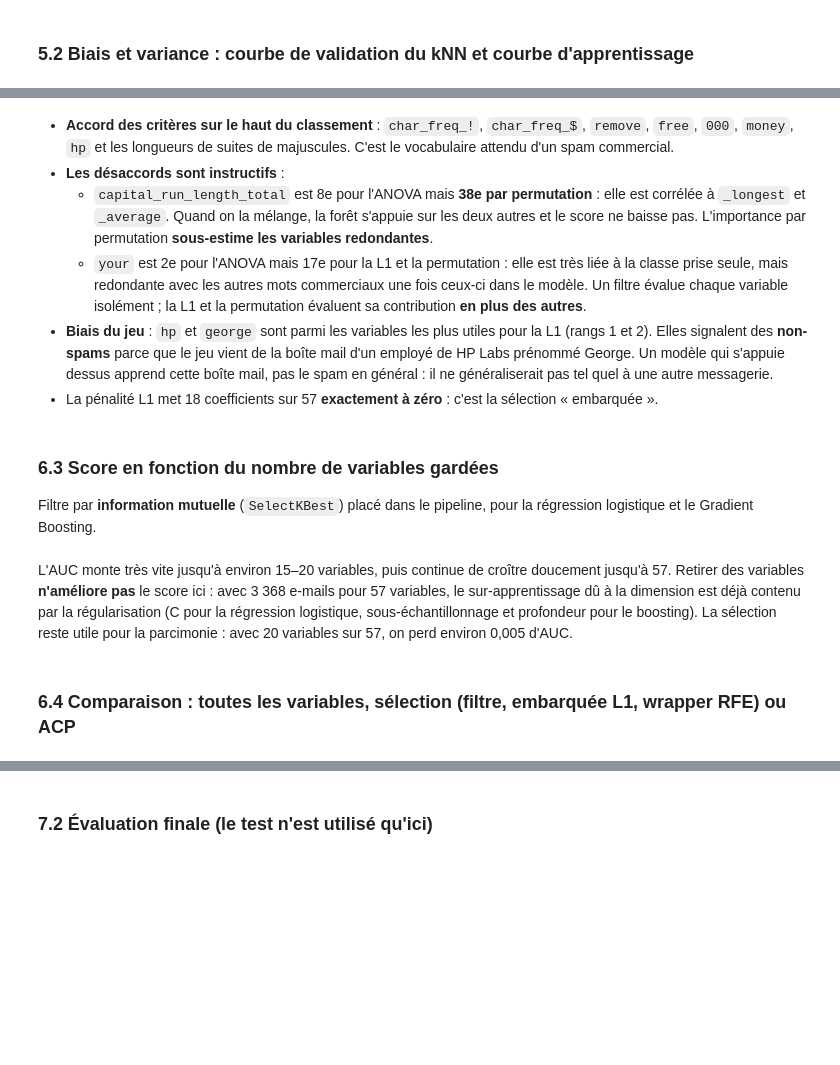
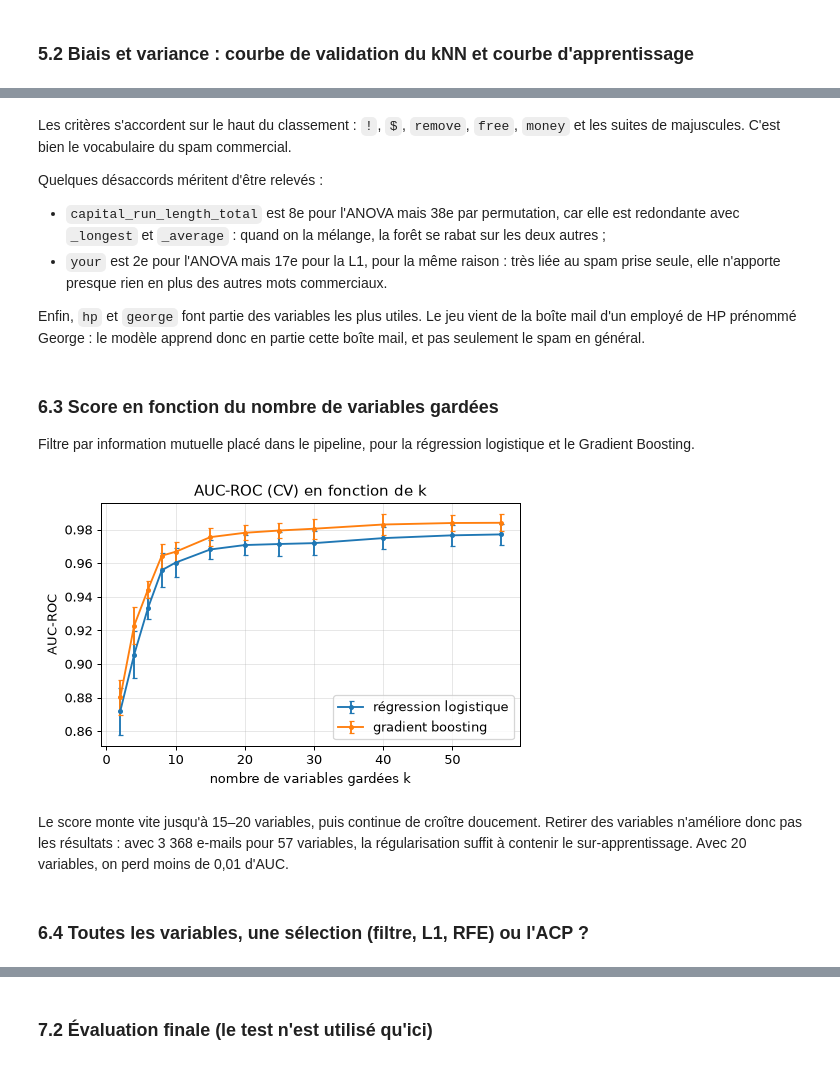
Before and after one commit to amauryjnn/Miniprojet_UE_Machine_Learning, a Jupyter notebook: spam.ipynb, the cells around one changed output, grey strips where cells are left out. Saved outputs shown, nothing was run; the diff lists cells and outputs as text; code cells hidden in the pictures; blank space fills up the shorter version.

Commit message:
Dernier changement spam

```diff
--- a/spam.ipynb
+++ b/spam.ipynb
@@ -321,7 +303,7 @@ grids = {
          "model__n_estimators": [300]}),
     "SVM RBF": (mw.build_pipeline(models["SVM RBF"], log_transform=True),
         {"model__C": [0.3, 1, 3, 10, 30], "model__gamma": ["scale", 0.003, 0.01, 0.03]}),
-    "Régression logistique": (mw.build_pipeline(models["Régression logistique"], log_transform=True),
+    "Régression logistique (GD, à la main)": (mw.build_pipeline(models["Régression logistique (GD, à la main)"], log_transform=True),
         {"model__C": [0.01, 0.03, 0.1, 0.3, 1, 3, 10]}),
     "MLP (1 couche cachée)": (mw.build_pipeline(models["MLP (1 couche cachée)"], log_transform=True),
         {"model__hidden_layer_sizes": [(32,), (64,), (128,), (64, 32)], "model__alpha": [1e-4, 1e-3, 1e-2, 1e-1]}),
@@ -368,44 +370,35 @@ ranking[["anova_F", "info_mutuelle", "abs_coef_L1", "permutation_RF", "rang_moye
 # %% [markdown]
-- **Accord des critères sur le haut du classement** : `char_freq_!`, `char_freq_$`, `remove`, `free`, `000`,
-  `money`, `hp` et les longueurs de suites de majuscules. C'est le vocabulaire attendu d'un spam commercial.
-- **Les désaccords sont instructifs** :
-  - `capital_run_length_total` est 8e pour l'ANOVA mais **38e par permutation** : elle est corrélée à
-    `_longest` et `_average`. Quand on la mélange, la forêt s'appuie sur les deux autres et le score
-    ne baisse pas. L'importance par permutation **sous-estime les variables redondantes**.
-  - `your` est 2e pour l'ANOVA mais 17e pour la L1 et la permutation : elle est très liée à la classe
-    prise seule, mais redondante avec les autres mots commerciaux une fois ceux-ci dans le modèle.
-    Un filtre évalue chaque variable isolément ; la L1 et la permutation évaluent sa contribution **en plus des autres**.
-- **Biais du jeu** : `hp` et `george` sont parmi les variables les plus utiles pour la L1 (rangs 1 et 2).
-  Elles signalent des **non-spams** parce que le jeu vient de la boîte mail d'un employé de HP Labs prénommé
-  George. Un modèle qui s'appuie dessus apprend cette boîte mail, pas le spam en général : il ne
-  généraliserait pas tel quel à une autre messagerie.
-- La pénalité L1 met 18 coefficients sur 57 **exactement à zéro** : c'est la sélection « embarquée ».
+Les critères s'accordent sur le haut du classement : `!`, `$`, `remove`, `free`, `money` et les suites de majuscules. C'est bien le vocabulaire du spam commercial.
+
+Quelques désaccords méritent d'être relevés :
+- `capital_run_length_total` est 8e pour l'ANOVA mais 38e par permutation, car elle est redondante avec `_longest` et `_average` : quand on la mélange, la forêt se rabat sur les deux autres ;
+- `your` est 2e pour l'ANOVA mais 17e pour la L1, pour la même raison : très liée au spam prise seule, elle n'apporte presque rien en plus des autres mots commerciaux.
+
+Enfin, `hp` et `george` font partie des variables les plus utiles. Le jeu vient de la boîte mail d'un employé de HP prénommé George : le modèle apprend donc en partie cette boîte mail, et pas seulement le spam en général.
 # %% [markdown]
 ### 6.3 Score en fonction du nombre de variables gardées
 
-Filtre par **information mutuelle** (`SelectKBest`) placé dans le pipeline, pour la régression logistique et le Gradient Boosting.
+Filtre par information mutuelle placé dans le pipeline, pour la régression logistique et le Gradient Boosting.
 # %%
 from sklearn.feature_selection import SelectKBest, mutual_info_classif
 from functools import partial
 mi = partial(mutual_info_classif, random_state=SEED)
 ks = [2, 4, 6, 8, 10, 15, 20, 25, 30, 40, 50, 57]
-best_lr = tuned["Régression logistique"].named_steps["model"]
+best_lr = tuned["Régression logistique (GD, à la main)"].named_steps["model"]
 best_gb = tuned["Gradient Boosting (hist.)"].named_steps["model"]
 curve_lr = mw.cv_score_vs_k(lambda k: mw.build_pipeline(best_lr, log_transform=True, selector=SelectKBest(mi, k=k)),
                             X_train, y_train, ks, "roc_auc", cv)
 curve_gb = mw.cv_score_vs_k(lambda k: mw.build_pipeline(best_gb, selector=SelectKBest(mi, k=k)),
                             X_train, y_train, ks, "roc_auc", cv)
 ax = mw.plot_score_vs_k(curve_lr, "AUC-ROC", label="régression logistique")
 mw.plot_score_vs_k(curve_gb, "AUC-ROC", ax=ax, label="gradient boosting")
 ax.legend();
+# %% [output]
+[figure, added]
 # %% [markdown]
-L'AUC monte très vite jusqu'à environ 15–20 variables, puis continue de croître doucement jusqu'à 57.
-Retirer des variables **n'améliore pas** le score ici : avec 3 368 e-mails pour 57 variables, le
-sur-apprentissage dû à la dimension est déjà contenu par la régularisation (C pour la régression
-logistique, sous-échantillonnage et profondeur pour le boosting). La sélection reste utile pour
-la parcimonie : avec 20 variables sur 57, on perd environ 0,005 d'AUC.
+Le score monte vite jusqu'à 15–20 variables, puis continue de croître doucement. Retirer des variables n'améliore donc pas les résultats : avec 3 368 e-mails pour 57 variables, la régularisation suffit à contenir le sur-apprentissage. Avec 20 variables, on perd moins de 0,01 d'AUC.
 # %% [markdown]
-### 6.4 Comparaison : toutes les variables, sélection (filtre, embarquée L1, wrapper RFE) ou ACP
+### 6.4 Toutes les variables, une sélection (filtre, L1, RFE) ou l'ACP ?
 # %%
 from sklearn.feature_selection import SelectFromModel, RFECV
 from sklearn.linear_model import LogisticRegression
```
Also changed, not shown: parts of 42 cells of this notebook.
